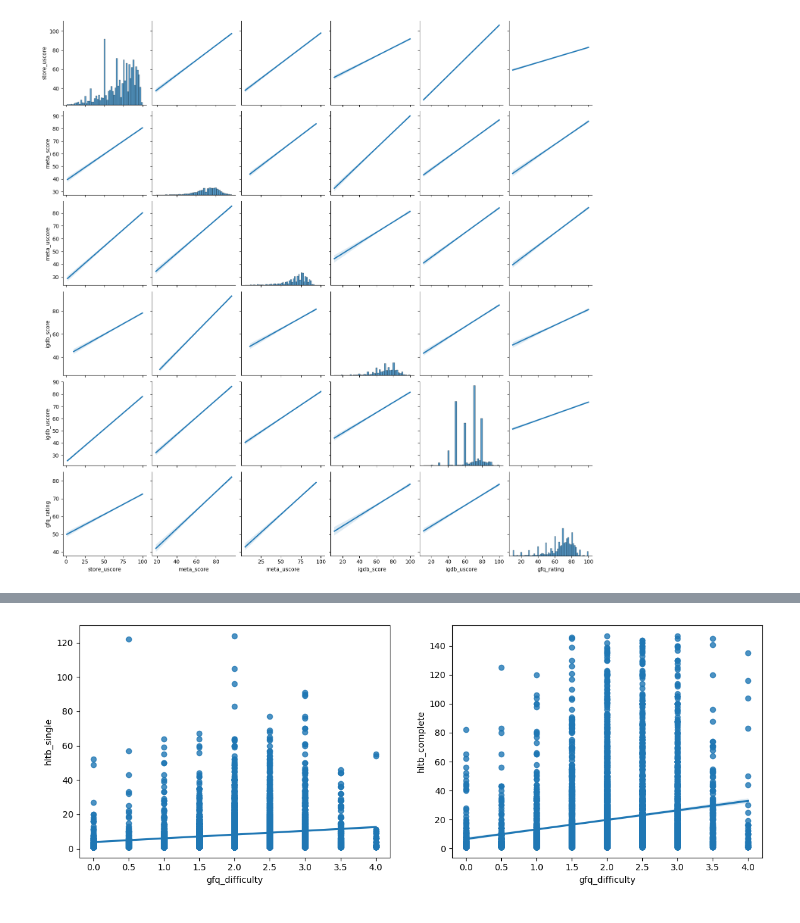
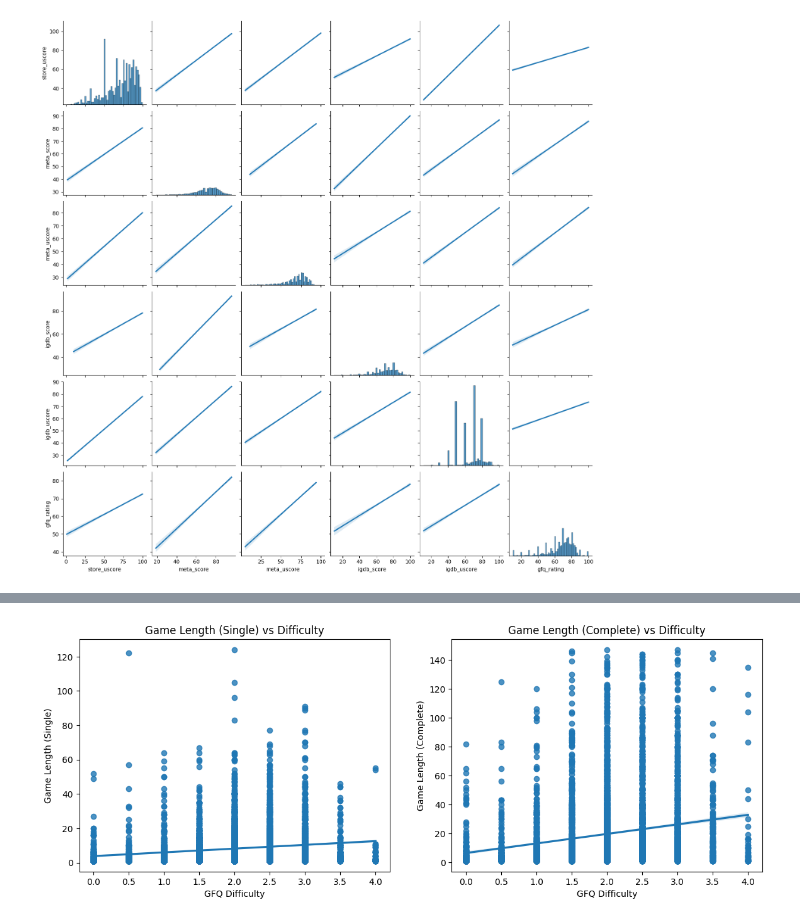
Before and after one commit to Rilay9/Rilay9.github.io, a Jupyter notebook: Steam Video Game Analysis.ipynb, the cells around one changed output, grey strips where cells are left out. Cells and saved outputs as stored; diff of their text form; code cells hidden in the pictures.

```diff
--- a/Steam Video Game Analysis.ipynb
+++ b/Steam Video Game Analysis.ipynb
@@ -211,6 +214,8 @@ diff_len_plt1 = sns.regplot(len_diff_df, x='gfq_difficulty', y='hltb_single', ax
 diff_len_plt2 = sns.regplot(len_diff_df, x='gfq_difficulty', y='hltb_complete', ax=axes[1])
 
 f.set(figwidth=14)
+diff_len_plt1.set(xlabel='GFQ Difficulty', ylabel='Game Length (Single)', title='Game Length (Single) vs Difficulty')
+diff_len_plt2.set(xlabel='GFQ Difficulty', ylabel='Game Length (Complete)', title='Game Length (Complete) vs Difficulty')
 
 # Print out the correlation coefficients
 print("Correlation coeff. between difficulty and game length (single): ")
@@ -226,2 +231,2 @@ Correlation coeff. between difficulty and game length (complete):
-[figure, old version]
+[figure, new version]
 # %%
```
Also changed, not shown: parts of 13 cells of this notebook, 1 other file.
